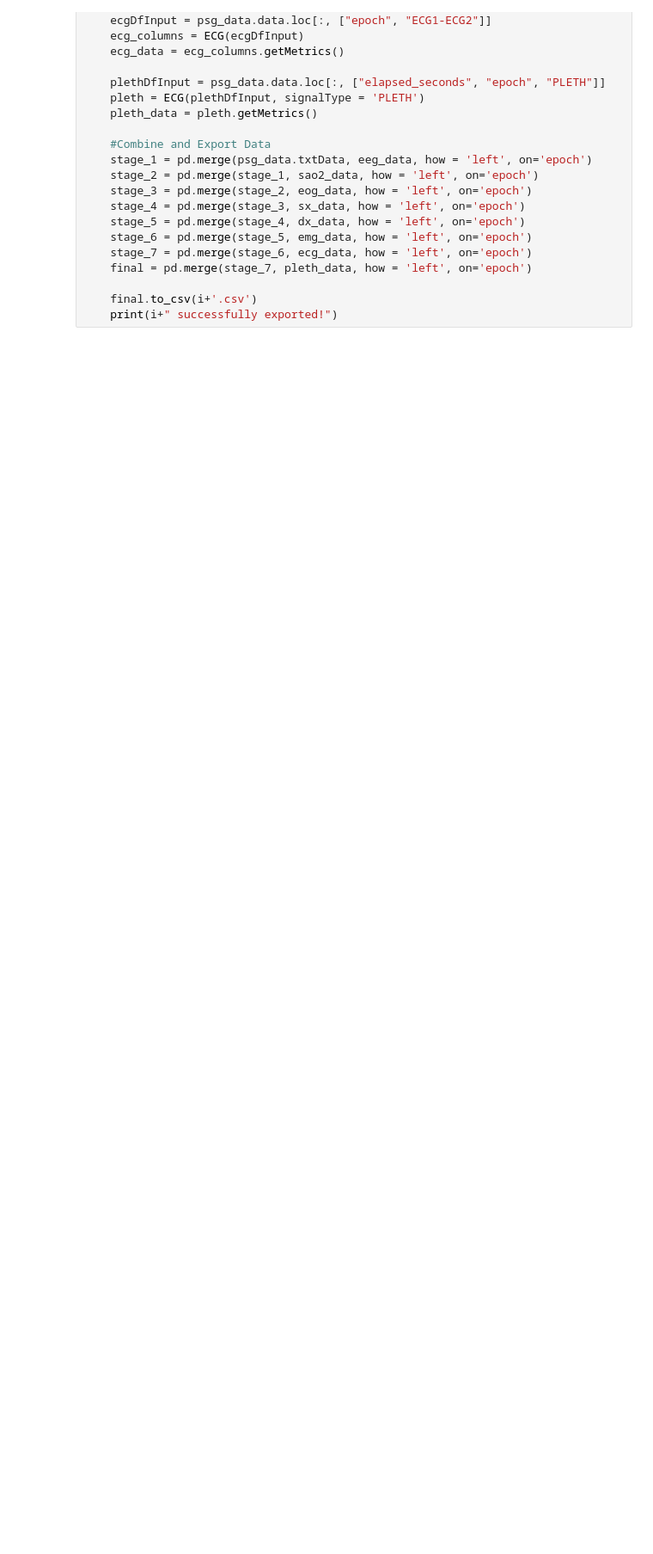
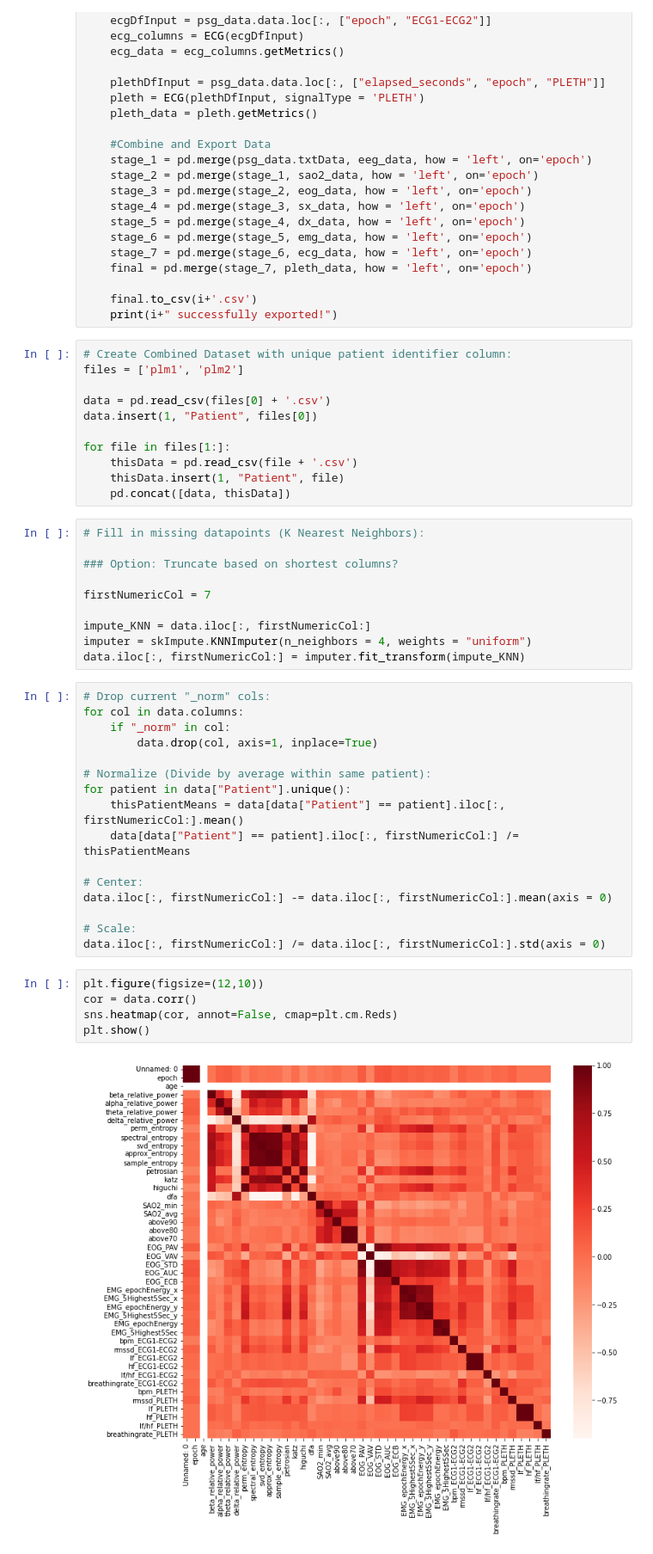
Before and after one commit to brycegsmith/psg_project, a Jupyter notebook: main2.ipynb, the cells around one changed output. Shown: that part at 86% size. Cells and saved outputs as stored; diff of their text form; blank space fills up the shorter version.

Commit message:
Intra-patient normalization, centering, scaling, KNN impute, correlation matrix

```diff
--- a/main2.ipynb
+++ b/main2.ipynb
@@ -77,6 +80,50 @@ for i in training_set_2:
 
     final.to_csv(i+'.csv')
     print(i+" successfully exported!")
+# %%
+# Create Combined Dataset with unique patient identifier column:
+files = ['plm1', 'plm2']
+
+data = pd.read_csv(files[0] + '.csv')
+data.insert(1, "Patient", files[0])
+
+for file in files[1:]:
+    thisData = pd.read_csv(file + '.csv')
+    thisData.insert(1, "Patient", file)
+    pd.concat([data, thisData])
+# %%
+# Fill in missing datapoints (K Nearest Neighbors):
+
+### Option: Truncate based on shortest columns?
+
+firstNumericCol = 7
+
+impute_KNN = data.iloc[:, firstNumericCol:]
+imputer = skImpute.KNNImputer(n_neighbors = 4, weights = "uniform")
+data.iloc[:, firstNumericCol:] = imputer.fit_transform(impute_KNN)
+# %%
+# Drop current "_norm" cols:
+for col in data.columns:
+    if "_norm" in col:
+        data.drop(col, axis=1, inplace=True)
+
+# Normalize (Divide by average within same patient):
+for patient in data["Patient"].unique():
+    thisPatientMeans = data[data["Patient"] == patient].iloc[:, firstNumericCol:].mean()
+    data[data["Patient"] == patient].iloc[:, firstNumericCol:] /= thisPatientMeans
+
+# Center:
+data.iloc[:, firstNumericCol:] -= data.iloc[:, firstNumericCol:].mean(axis = 0)
+
+# Scale:
+data.iloc[:, firstNumericCol:] /= data.iloc[:, firstNumericCol:].std(axis = 0)
+# %%
+plt.figure(figsize=(12,10))
+cor = data.corr()
+sns.heatmap(cor, annot=False, cmap=plt.cm.Reds)
+plt.show()
+# %% [output]
+[figure, added]
 # %%
 # Data Transformation - Box Cox followed by Min-Max Scaling
 final = pd.read_csv(i+'.csv')
```
Also changed, not shown: parts of 3 cells of this notebook.
